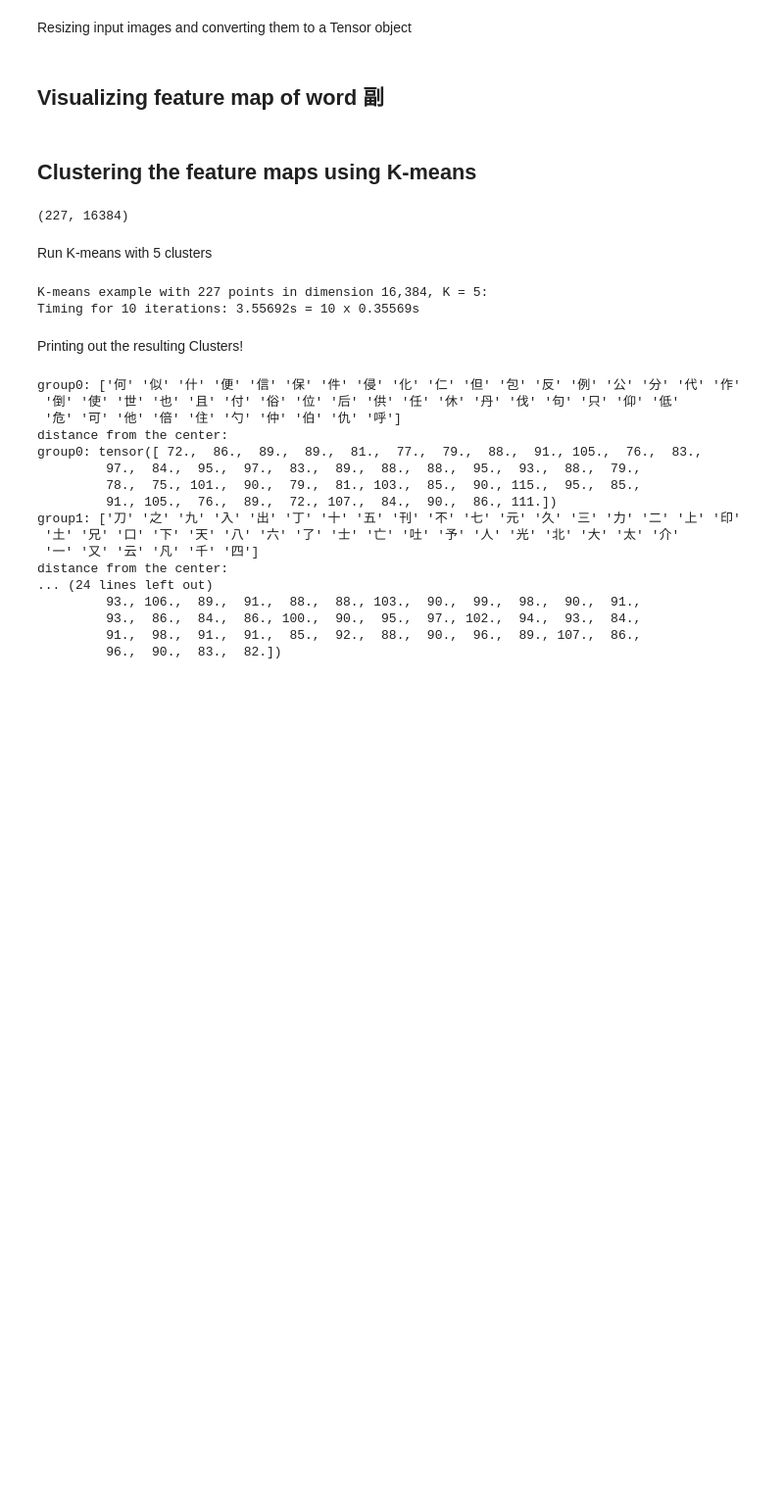
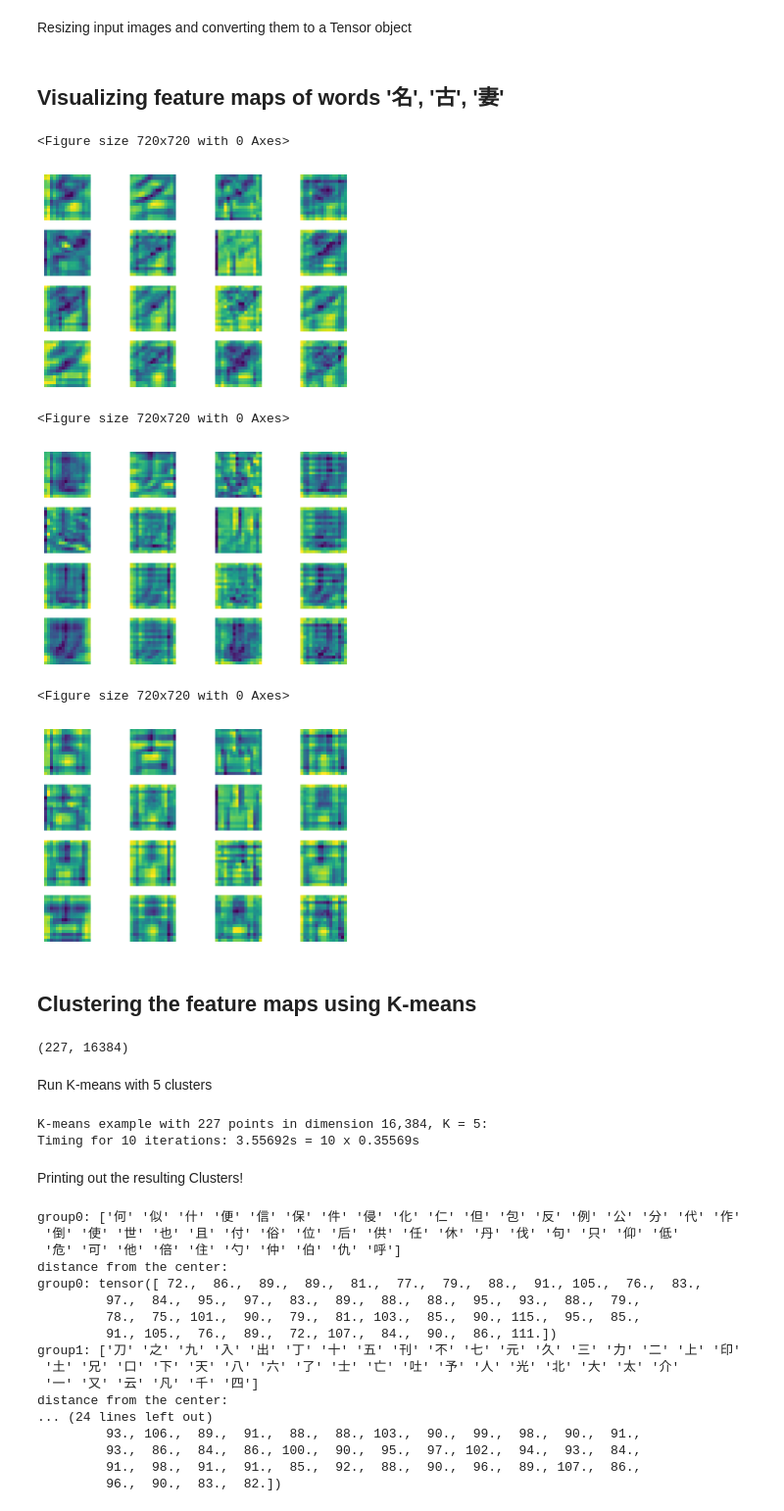
Before and after one commit to jiayiwus1x/exploring-the-structure-of-chinese-language, a Jupyter notebook: cluster-feature.ipynb, the cells around one changed output. Shown at 98% size. Cells and saved outputs as stored; diff of their text form; code cells hidden in the pictures; blank space fills up the shorter version.

Commit message:
update plots

```diff
--- a/cluster-feature.ipynb
+++ b/cluster-feature.ipynb
@@ -23,7 +23,7 @@ from imageio import imread
 # %% [markdown]
 # Loading data
 # %%
-data_dir ="./commoncharacter>1250/"
+data_dir ='/home/wonton/jiayi/projects/Chinese-charactor-classification/commoncharacter>1250/'
 os.listdir(data_dir)[0]
 names = []
 for j in os.listdir(data_dir):
@@ -95,26 +111,46 @@ size_IMG = 32
 train_transforms = transforms.Compose([transforms.Resize(size_IMG),
                                        transforms.ToTensor(),
                                        ])
+# %% [markdown]
+## Visualizing feature maps of words '名', '古', '妻'
+# %%
+def plot_feature_map(visu_conv):
+    plt.figure(figsize = (10,10))
+    f, axarr = plt.subplots(4,4, sharex=True)
+
+    for i in range(4):
+        for j in range(4):
+            axarr[i,j].imshow(visu_conv[0][i*8+j].cpu().detach().numpy())
+            axarr[i,j].axis('off')
+
+    plt.show()
 # %%
 tot_conv = []
 tot_vect_conv = []
 L = []
 for j in os.listdir(data_dir):
-        file = glob.glob(data_dir+j+"/*.png")[0]
+    file = glob.glob(data_dir+j+"/*.png")[0]
 
-        im = Image.open(file)
+    im = Image.open(file)
 
-        tensorimage = train_transforms(im)
+    tensorimage = train_transforms(im)
 
-        outputs, visu_conv, visu_max_pool = model(tensorimage.view(1,1,size_IMG,size_IMG).cuda())
+    outputs, visu_conv, visu_max_pool = model(tensorimage.view(1,1,size_IMG,size_IMG).cuda())
 
-        vect_conv = visu_conv[0].view(-1).cpu().detach().numpy()
-        tot_vect_conv.append(vect_conv)
+    vect_conv = visu_conv[0].view(-1).cpu().detach().numpy()
+    tot_vect_conv.append(vect_conv)
 
-        tot_conv.append(visu_conv[0].cpu().detach().numpy())
+    tot_conv.append(visu_conv[0].cpu().detach().numpy())
 
-        _, predicted = torch.max(outputs.data, 1)
-        print(j, labels[predicted]==j)
-        L.append(j)
+    _, predicted = torch.max(outputs.data, 1)
+#   print(j, labels[predicted]==j)
+    L.append(j)
+    if j in ['名', '古', '妻']:
+        plot_feature_map(visu_conv)
+# %% [output]
+<Figure size 720x720 with 0 Axes>
+[figure, added]
+<Figure size 720x720 with 0 Axes>
+[figure, added]
+<Figure size 720x720 with 0 Axes>
+[figure, added]
-# %% [markdown]
-## Visualizing feature map of word 副
```
Also changed, not shown: parts of 2 cells of this notebook.
